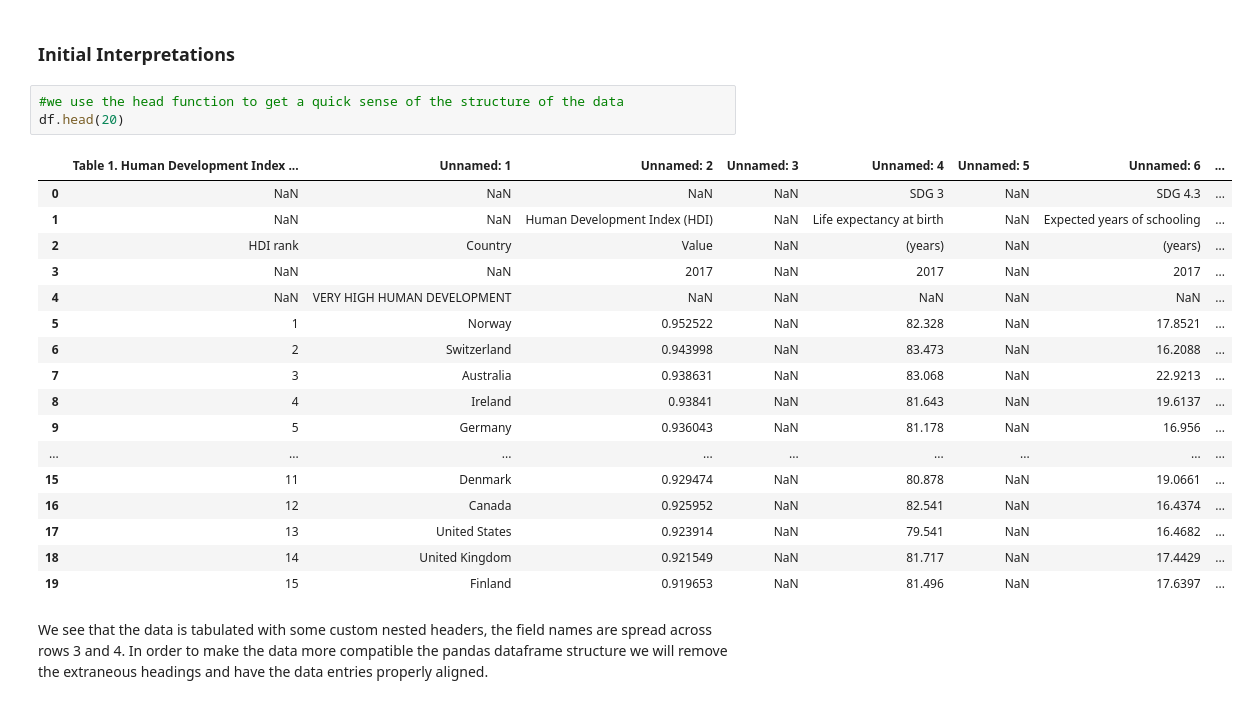
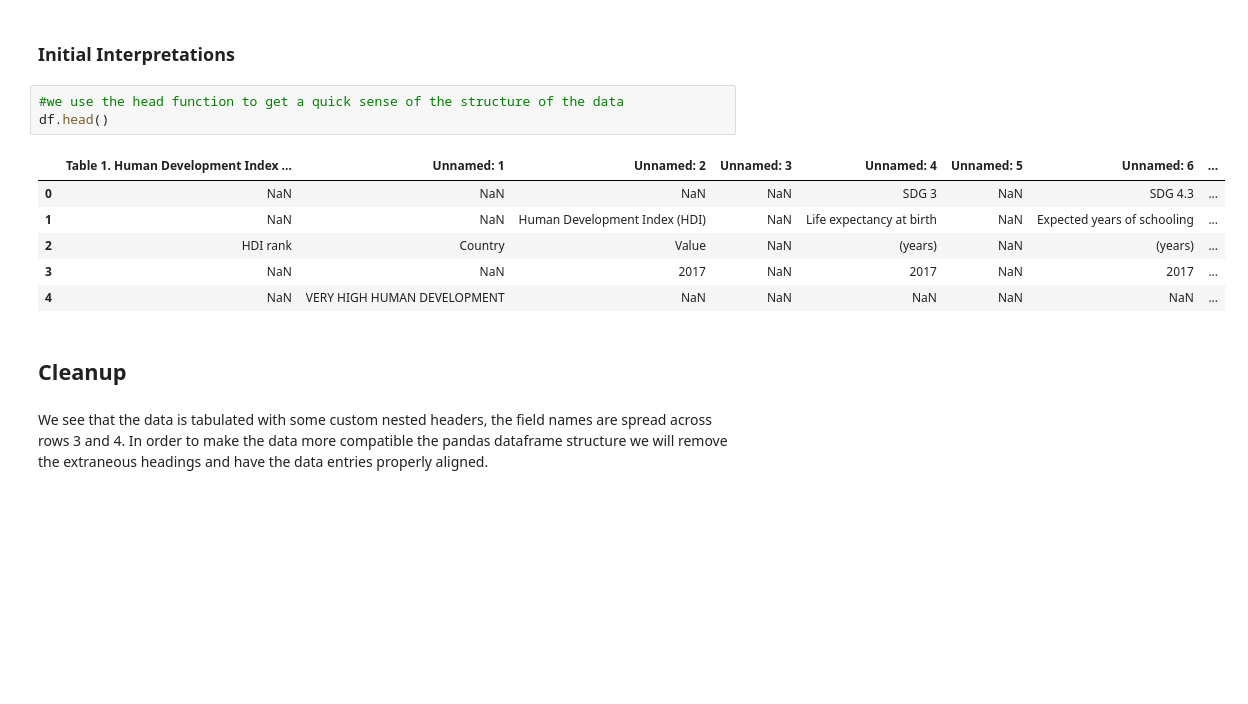
Before and after one commit to CiaranCurran/COMP30760, a Jupyter notebook: undp.ipynb, the cells around one changed output. Drawn from its saved outputs; the diff is of its cells as text; blank space fills up the shorter version.

```diff
--- a/undp.ipynb
+++ b/undp.ipynb
@@ -10,25 +10,16 @@ df = pd.read_excel("2018_Statistical_Annex_Table_1.xlsx",index_col = False)
 ### Initial Interpretations
 # %%
 #we use the head function to get a quick sense of the structure of the data
-df.head(20)
+df.head()
 # %% [output]
 |  | Table 1. Human Development Index ... | Unnamed: 1 | Unnamed: 2 | Unnamed: 3 | Unnamed: 4 | Unnamed: 5 | Unnamed: 6 | ... |
 | 0 | NaN | NaN | NaN | NaN | SDG 3 | NaN | SDG 4.3 | ... |
 | 1 | NaN | NaN | Human Development Index (HDI) | NaN | Life expectancy at birth | NaN | Expected years of schooling | ... |
 | 2 | HDI rank | Country | Value | NaN | (years) | NaN | (years) | ... |
 | 3 | NaN | NaN | 2017 | NaN | 2017 | NaN | 2017 | ... |
 | 4 | NaN | VERY HIGH HUMAN DEVELOPMENT | NaN | NaN | NaN | NaN | NaN | ... |
-| 5 | 1 | Norway | 0.952522 | NaN | 82.328 | NaN | 17.8521 | ... |
-| 6 | 2 | Switzerland | 0.943998 | NaN | 83.473 | NaN | 16.2088 | ... |
-| 7 | 3 | Australia | 0.938631 | NaN | 83.068 | NaN | 22.9213 | ... |
-| 8 | 4 | Ireland | 0.93841 | NaN | 81.643 | NaN | 19.6137 | ... |
-| 9 | 5 | Germany | 0.936043 | NaN | 81.178 | NaN | 16.956 | ... |
-| ... | ... | ... | ... | ... | ... | ... | ... | ... |
-| 15 | 11 | Denmark | 0.929474 | NaN | 80.878 | NaN | 19.0661 | ... |
-| 16 | 12 | Canada | 0.925952 | NaN | 82.541 | NaN | 16.4374 | ... |
-| 17 | 13 | United States | 0.923914 | NaN | 79.541 | NaN | 16.4682 | ... |
-| 18 | 14 | United Kingdom | 0.921549 | NaN | 81.717 | NaN | 17.4429 | ... |
-| 19 | 15 | Finland | 0.919653 | NaN | 81.496 | NaN | 17.6397 | ... |
+# %% [markdown]
+## Cleanup
 # %% [markdown]
 We see that the data is tabulated with some custom nested headers, the field names are spread across rows 3 and 4. In order to make the data more compatible the pandas dataframe structure we will remove the extraneous headings and have the data entries properly aligned.
 # %%
```
Also changed, not shown: parts of 15 cells of this notebook, 1 other file.
